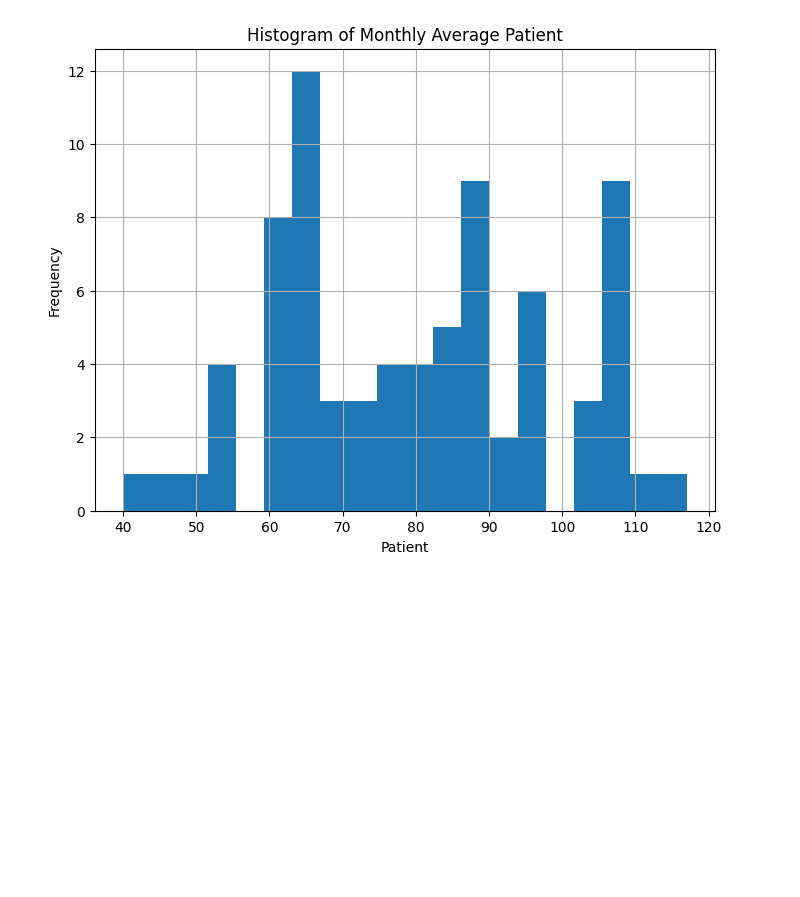
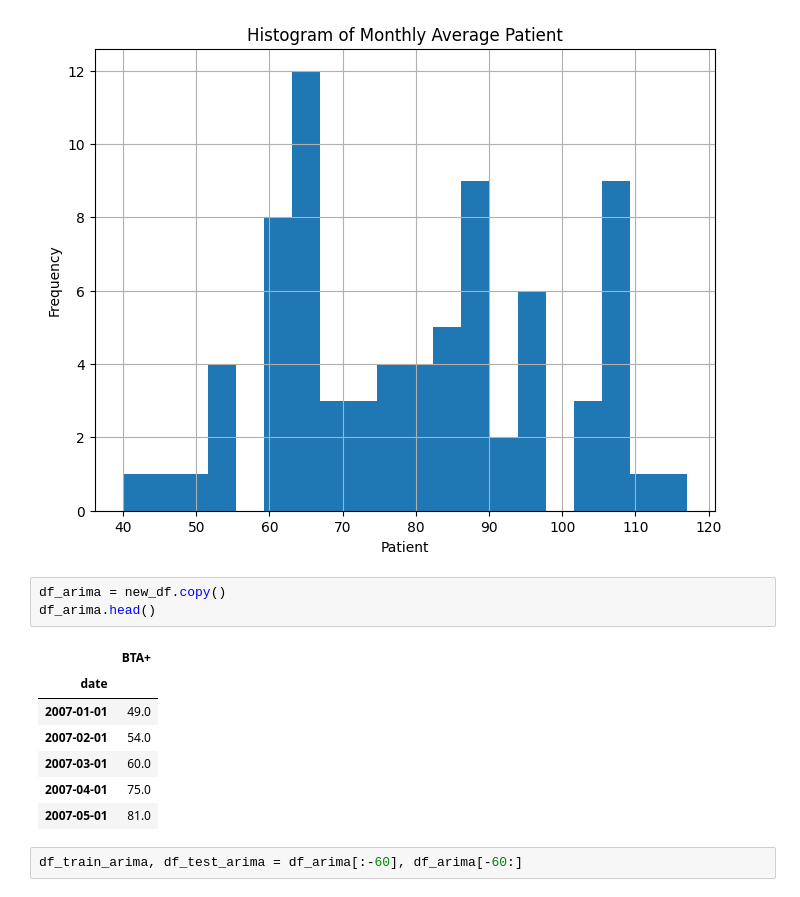
Before and after one commit to Ergiaa/A3_TheLongestNamePossibleToUse, a Jupyter notebook: main.ipynb, the cells around one changed output. Cells and saved outputs as stored; diff of their text form; blank space fills up the shorter version.

```diff
--- a/main.ipynb
+++ b/main.ipynb
@@ -259,3 +252,16 @@ plt.ylabel('Frequency')
 plt.show()
 # %% [output]
 [figure]
+# %%
+df_arima = new_df.copy()
+df_arima.head()
+# %% [output]
+|  | BTA+ |
+| date |  |
+| 2007-01-01 | 49.0 |
+| 2007-02-01 | 54.0 |
+| 2007-03-01 | 60.0 |
+| 2007-04-01 | 75.0 |
+| 2007-05-01 | 81.0 |
+# %%
+df_train_arima, df_test_arima = df_arima[:-60], df_arima[-60:]
```
Also changed, not shown: parts of 8 cells of this notebook.
